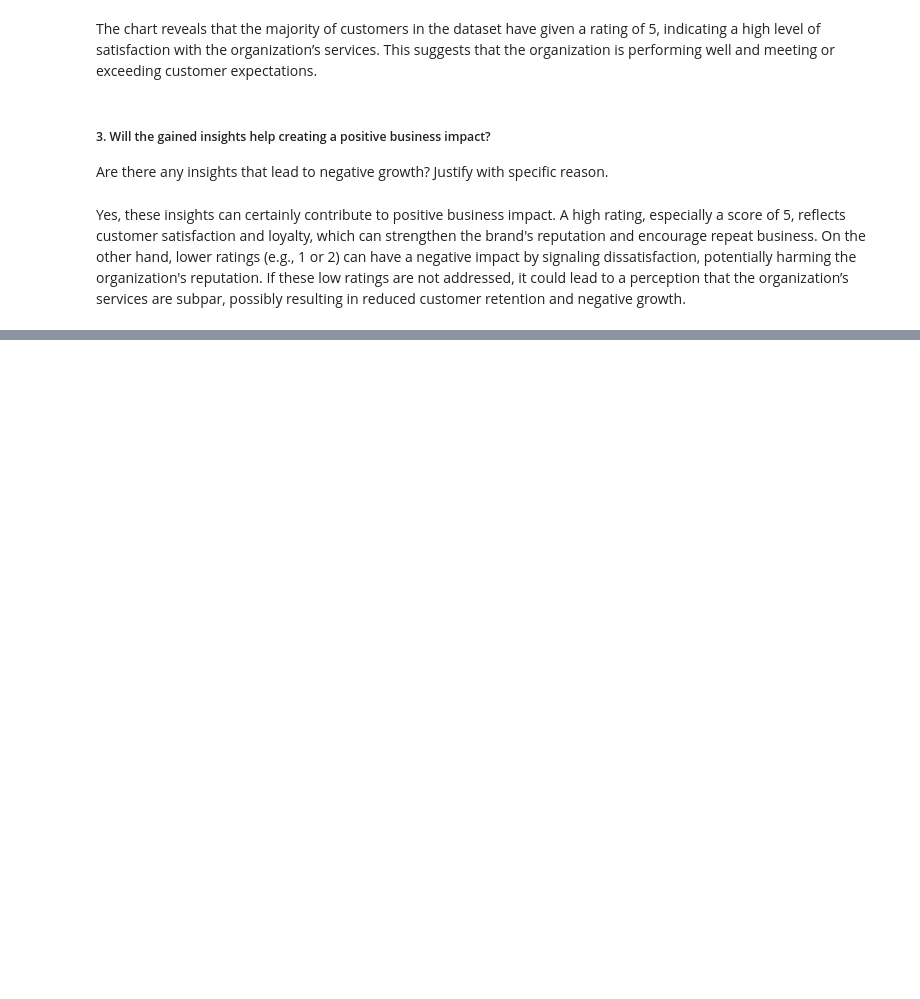
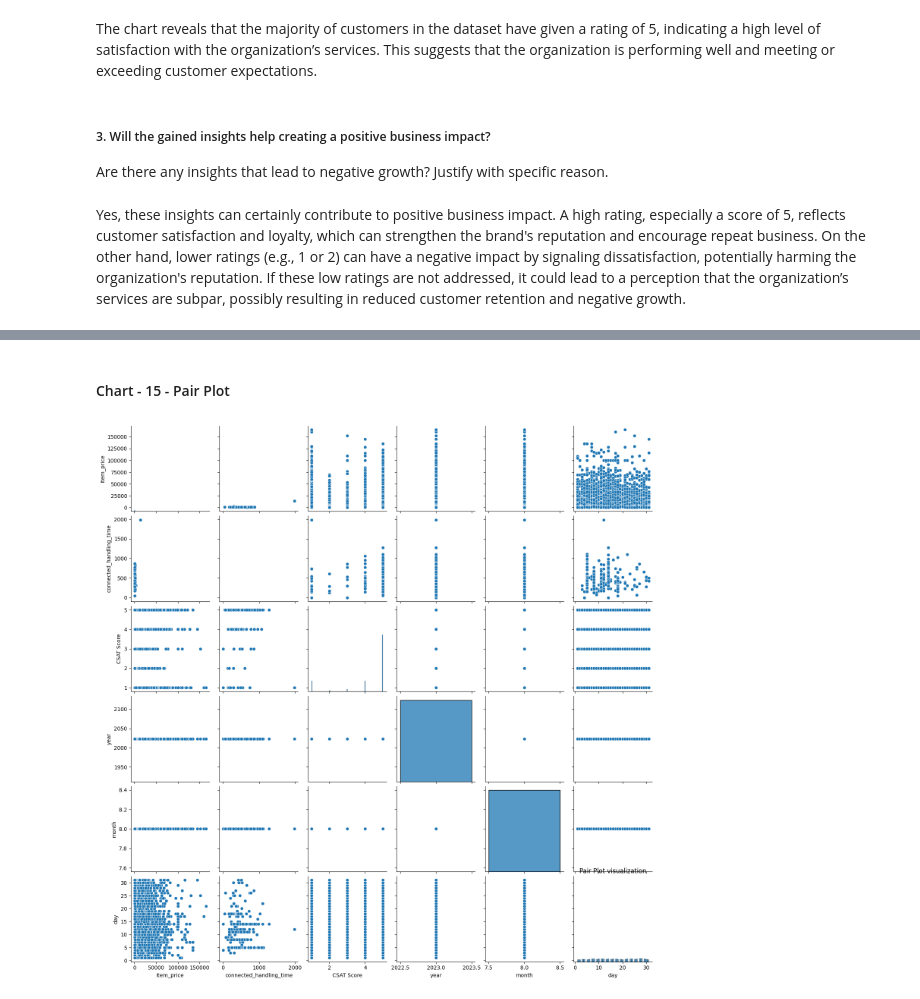
Before and after one commit to Rajesh1505/Capstone_Project_Deep_Learning, a Jupyter notebook: Capstone_Project_Deep_Learning.ipynb, the cells around one changed output, grey strips where cells are left out. Drawn from its saved outputs; the diff is of its cells as text; code cells hidden in the pictures; blank space fills up the shorter version.

```diff
--- a/Capstone_Project_Deep_Learning.ipynb
+++ b/Capstone_Project_Deep_Learning.ipynb
@@ -481,0 +512,9 @@ Yes, these insights can certainly contribute to positive business impact. A high
+# %% [markdown]
+#### Chart - 15 - Pair Plot
+# %%
+# Pair Plot visualization code
+sns.pairplot(customer_support_data)
+plt.title("Pair Plot visualization")
+plt.show()
+# %% [output]
+[figure, added]
```
Also changed, not shown: parts of 11 cells of this notebook.
